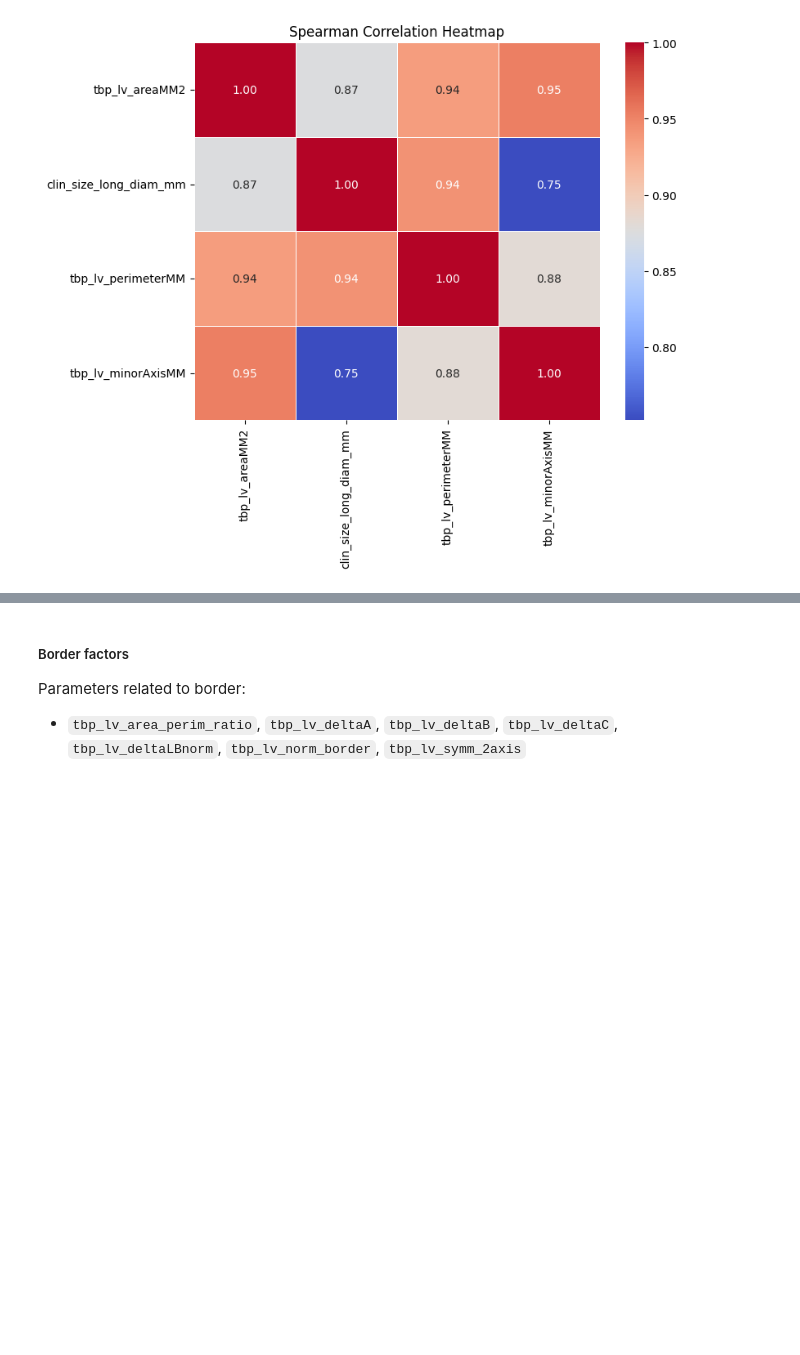
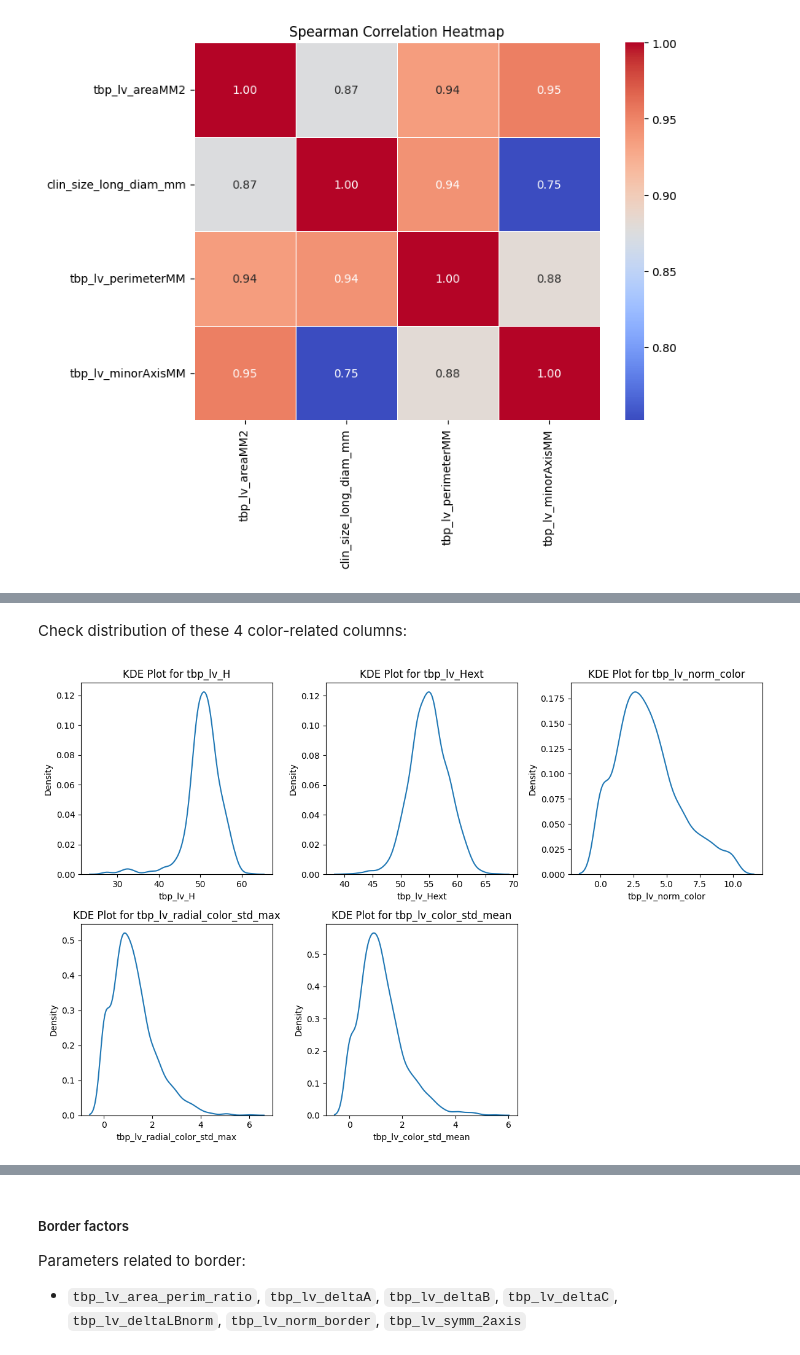
Before and after one commit to JinghanChen99/Kaggle-Skin-Cancer, a Jupyter notebook: load_data.ipynb, the cells around one changed output, grey strips where cells are left out. Cells and saved outputs as stored; diff of their text form; code cells hidden in the pictures; blank space fills up the shorter version.

Commit message:
generate plots for color-related columns

```diff
--- a/load_data.ipynb
+++ b/load_data.ipynb
@@ -636,0 +643,39 @@ Parameters related to color:
+# %% [markdown]
+Check distribution of these 4 color-related columns:
+# %%
+plt.figure(figsize=(12, 8))
+
+# KDE plot for tbp_lv_H
+plt.subplot(2, 3, 1)
+sns.kdeplot(data=d, x='tbp_lv_H')
+plt.xlabel('tbp_lv_H')
+plt.title('KDE Plot for tbp_lv_H')
+
+# KDE plot for tbp_lv_Hext
+plt.subplot(2, 3, 2)
+sns.kdeplot(data=d, x='tbp_lv_Hext')
+plt.xlabel('tbp_lv_Hext')
+plt.title('KDE Plot for tbp_lv_Hext')
+
+# KDE plot for tbp_lv_norm_color
+plt.subplot(2, 3, 3)
+sns.kdeplot(data=d, x='tbp_lv_norm_color')
+plt.xlabel('tbp_lv_norm_color')
+plt.title('KDE Plot for tbp_lv_norm_color')
+
+# KDE plot for tbp_lv_radial_color_std_max
+plt.subplot(2, 3, 4)
+sns.kdeplot(data=d, x='tbp_lv_radial_color_std_max')
+plt.xlabel('tbp_lv_radial_color_std_max')
+plt.title('KDE Plot for tbp_lv_radial_color_std_max')
+
+# KDE plot for tbp_lv_radial_color_std_max
+plt.subplot(2, 3, 5)
+sns.kdeplot(data=d, x='tbp_lv_color_std_mean')
+plt.xlabel('tbp_lv_color_std_mean')
+plt.title('KDE Plot for tbp_lv_color_std_mean')
+
+plt.tight_layout()
+plt.show()
+# %% [output]
+[figure, added]
```
Also changed, not shown: parts of 15 cells of this notebook, 1 other file.
